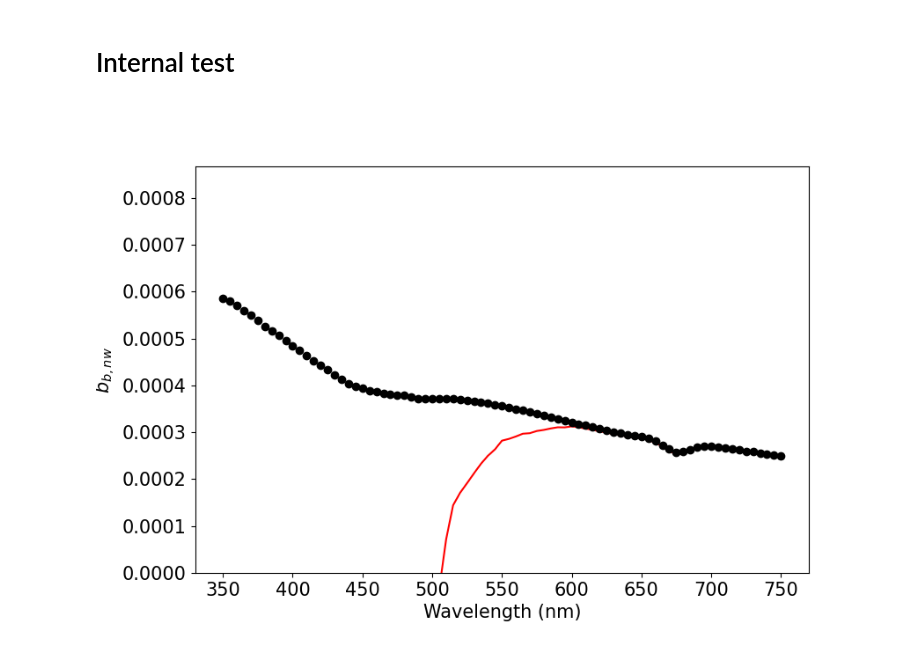
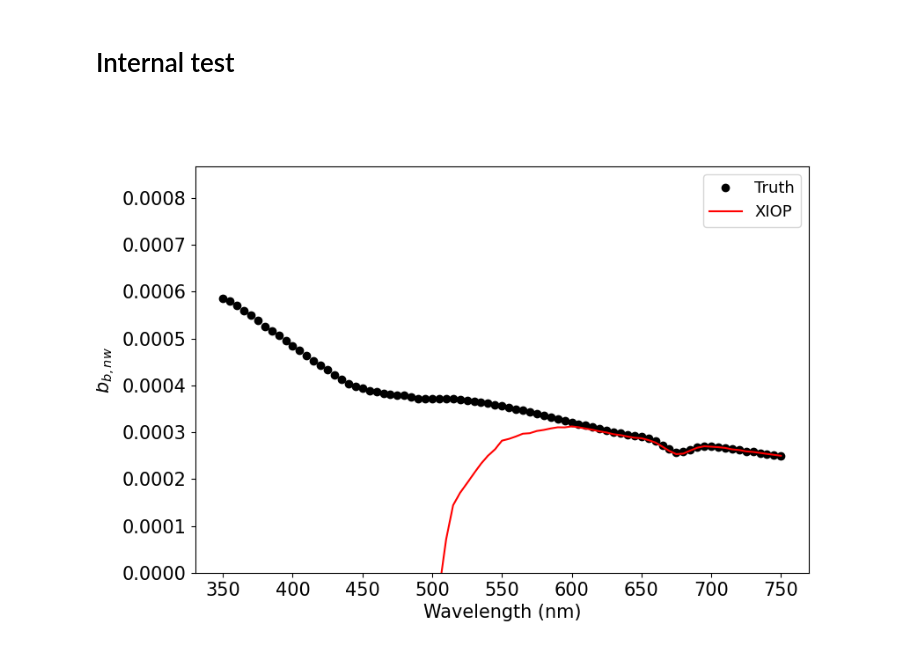
Before and after one commit to ocean-colour/xiop, a Jupyter notebook: nb/First_bbnw.ipynb, the cells around one changed output. Cells and saved outputs as stored; diff of their text form; code cells hidden in the pictures.

```diff
--- a/nb/First_bbnw.ipynb
+++ b/nb/First_bbnw.ipynb
@@ -108,11 +110,11 @@ ax.set_xlabel('Wavelength (nm)')
 ax.set_ylabel(r'$b_{b,nw}$')
 #
 #ax.set_yscale('log')
-ax.set_ylim(0., 0.002)
+ax.set_ylim(0., 0.0015)
 ax.set_xlim(500., None)
 #
 plotting.set_fontsize(ax, 15)
-ax.legend()
+ax.legend(fontsize=15.)
 #
 plt.show()
 # %% [output]
@@ -133,17 +135,18 @@ bbnw = inversion.retrieve_bbnw(aw, bbw, D)
 # %%
 fig = plt.figure(figsize=(9,6))
 ax = plt.gca()
+ax.plot(l23_wave, l23_bbnw[idx], 'ko', label='Truth')
 ax.plot(l23_wave, bbnw, 'r-', label='XIOP')
-ax.plot(l23_wave, l23_bbnw[idx], 'ko', label='Truth')
 #
 ax.set_xlabel('Wavelength (nm)')
 ax.set_ylabel(r'$b_{b,nw}$')
+ax.legend(fontsize=13.)
 #
 #ax.set_yscale('log')
 ax.set_ylim(0., None)
 #
 plotting.set_fontsize(ax, 15)
 #
 plt.show()
 # %% [output]
-[figure, old version]
+[figure, new version]
```
Also changed, not shown: parts of 3 cells of this notebook, 2 other files.
